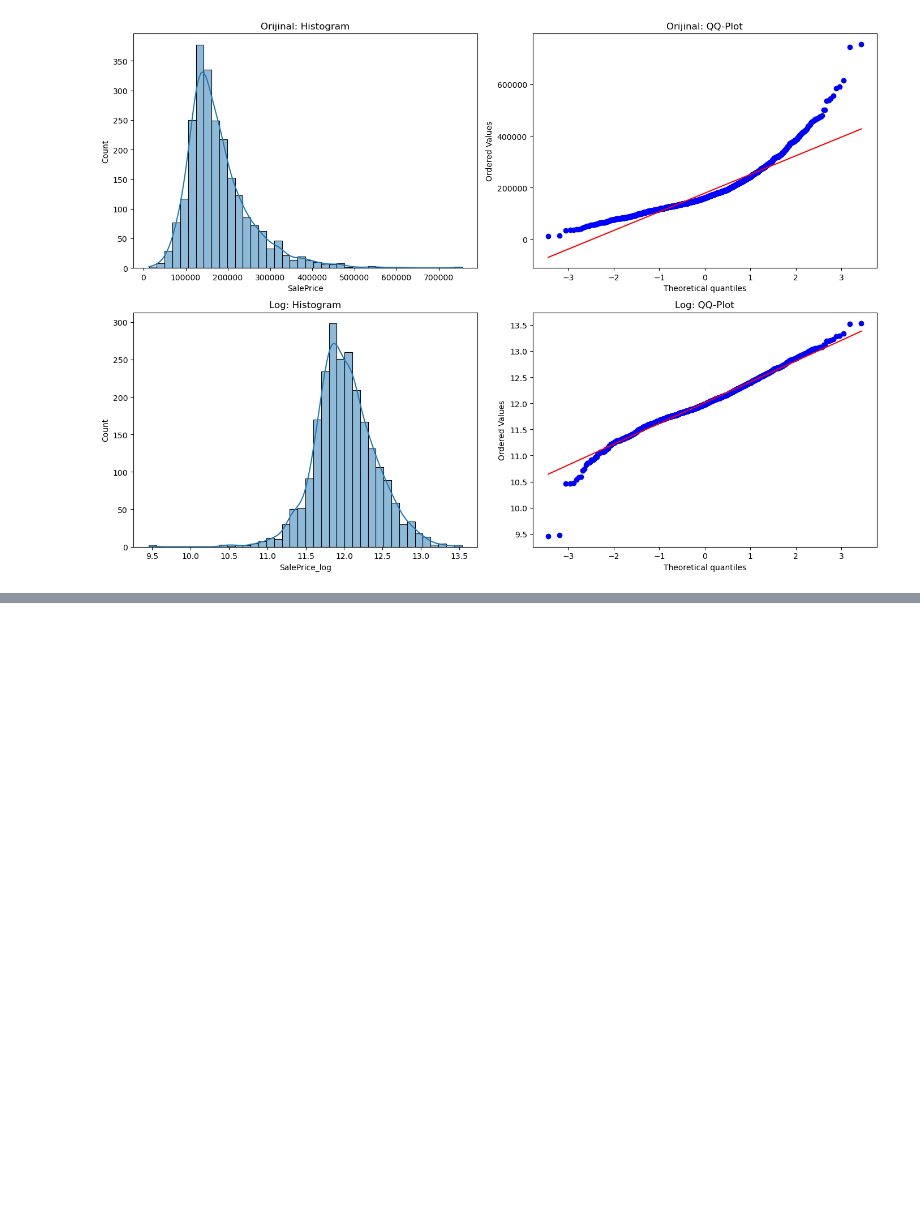
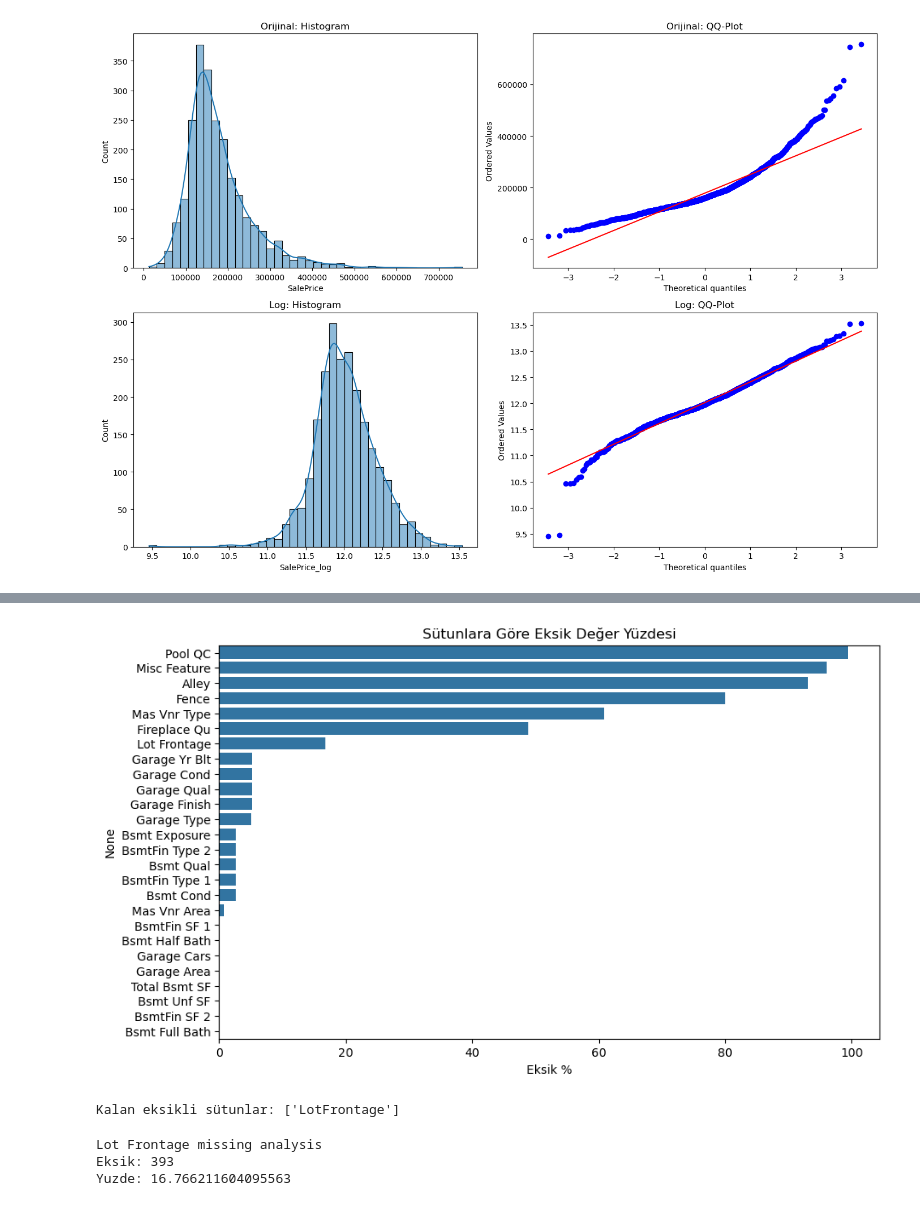
Before and after one commit to enesacarq/ames-housing-price-prediction, a Jupyter notebook: ames_house_price_analysis.ipynb, the cells around one changed output, grey strips where cells are left out. Drawn from its saved outputs; the diff is of its cells as text; code cells hidden in the pictures; blank space fills up the shorter version.

Commit message:
add Missing Value Analysis (EDA)

```diff
--- a/ames_house_price_analysis.ipynb
+++ b/ames_house_price_analysis.ipynb
@@ -196,0 +205,13 @@ plt.show()
+# %%
+missing = X_train.isnull().sum()
+missing_pct = (missing / len(X_train)) * 100
+
+missing_df = pd.DataFrame({
+    'Eksik_Sayi': missing,
+    'Eksik_Yuzde': missing_pct.round(2),
+    'Tip': X_train.dtypes
+})
+
+missing_df = missing_df[missing_df['Eksik_Sayi'] > 0].sort_values('Eksik_Sayi', ascending=False)
+print(missing_df)
+print("\nEksik değeri olan sütun sayısı:", len(missing_df))
@@ -196,0 +236,8 @@ plt.show()
+# %%
+plt.figure(figsize=(10, 6))
+sns.barplot(x=missing_df['Eksik_Yuzde'], y=missing_df.index)
+plt.title('Sütunlara Göre Eksik Değer Yüzdesi')
+plt.xlabel('Eksik %')
+plt.show()
+# %% [output]
+[figure, added]
@@ -196,0 +262,19 @@ plt.show()
+# %%
+# sıfır ve none ladıklarımızın dışındaki kalan boş girdi olan sütunlar
+
+#boşluklu olanları birleştir.
+missing_df.index = missing_df.index.str.replace(' ', '')
+
+handled = set(cat_none_cols + num_zero_cols)
+remaining = [c for c in missing_df.index if c not in handled]
+print("Kalan eksikli sütunlar:", remaining)
+# %% [output]
+Kalan eksikli sütunlar: ['LotFrontage']
+# %%
+missing_lotfrontage=train_df["Lot Frontage"].isnull().sum()
+yuzde_lotfrontage=(missing_lotfrontage/len(train_df)) *100
+print("Lot Frontage missing analysis \nEksik:",missing_lotfrontage,"\nYuzde:",yuzde_lotfrontage)
+# %% [output]
+Lot Frontage missing analysis
+Eksik: 393
+Yuzde: 16.766211604095563
```
Also changed, not shown: parts of 11 cells of this notebook.
